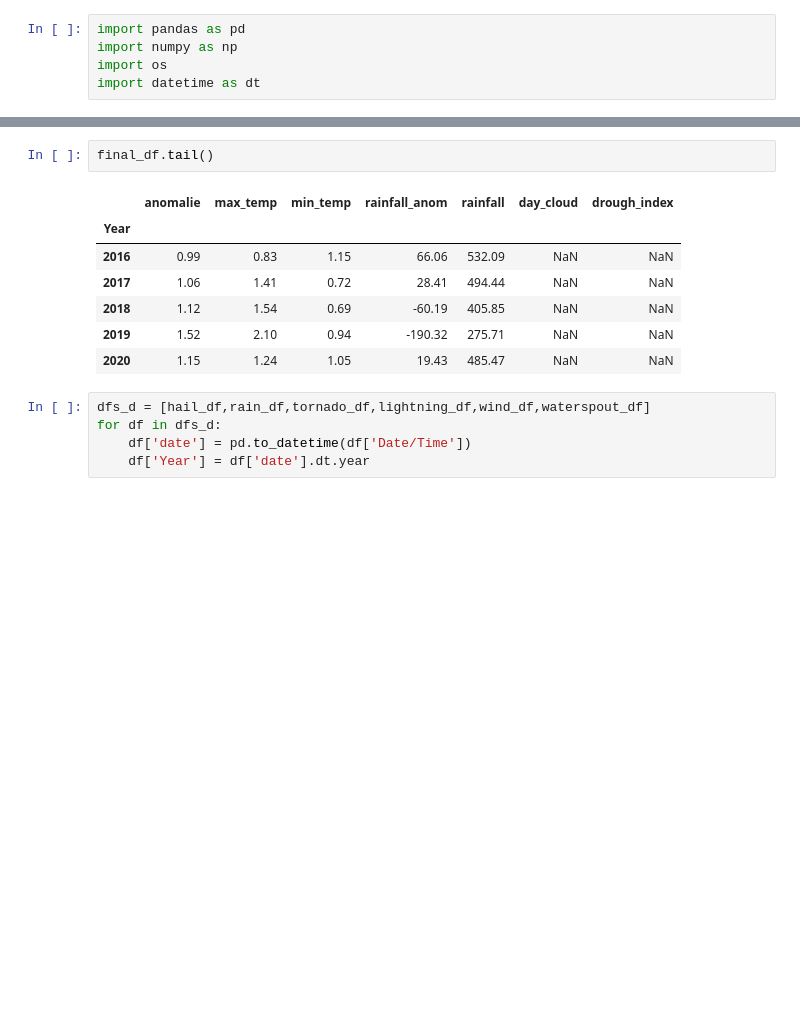
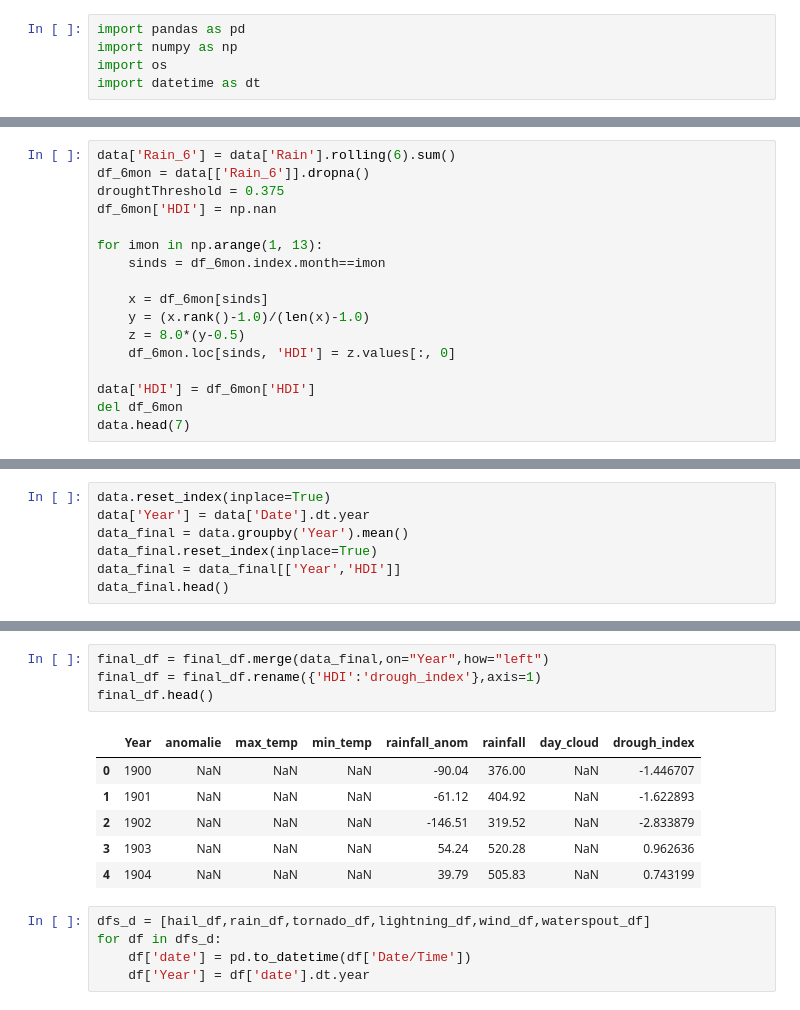
Before and after one commit to QuentinMahieu/What-is-global-warming, a Jupyter notebook: data/australia_data_clean.ipynb, the cells around one changed output, grey strips where cells are left out. Drawn from its saved outputs; the diff is of its cells as text; blank space fills up the shorter version.

```diff
--- a/data/australia_data_clean.ipynb
+++ b/data/australia_data_clean.ipynb
@@ -5,0 +23,17 @@ import datetime as dt
+# %%
+data['Rain_6'] = data['Rain'].rolling(6).sum()
+df_6mon = data[['Rain_6']].dropna()
+droughtThreshold = 0.375
+df_6mon['HDI'] = np.nan
+
+for imon in np.arange(1, 13):
+    sinds = df_6mon.index.month==imon
+
+    x = df_6mon[sinds]
+    y = (x.rank()-1.0)/(len(x)-1.0)
+    z = 8.0*(y-0.5)
+    df_6mon.loc[sinds, 'HDI'] = z.values[:, 0]
+
+data['HDI'] = df_6mon['HDI']
+del df_6mon
+data.head(7)
@@ -5,0 +50,7 @@ import datetime as dt
+# %%
+data.reset_index(inplace=True)
+data['Year'] = data['Date'].dt.year
+data_final = data.groupby('Year').mean()
+data_final.reset_index(inplace=True)
+data_final = data_final[['Year','HDI']]
+data_final.head()
@@ -82,13 +140,14 @@ final_df.head()
-# %%
-final_df.tail()
-# %% [output]
-|  | anomalie | max_temp | min_temp | rainfall_anom | rainfall | day_cloud | drough_index |
-| Year |  |  |  |  |  |  |  |
-| 2016 | 0.99 | 0.83 | 1.15 | 66.06 | 532.09 | NaN | NaN |
-| 2017 | 1.06 | 1.41 | 0.72 | 28.41 | 494.44 | NaN | NaN |
-| 2018 | 1.12 | 1.54 | 0.69 | -60.19 | 405.85 | NaN | NaN |
-| 2019 | 1.52 | 2.10 | 0.94 | -190.32 | 275.71 | NaN | NaN |
-| 2020 | 1.15 | 1.24 | 1.05 | 19.43 | 485.47 | NaN | NaN |
+# %%
+final_df = final_df.merge(data_final,on="Year",how="left")
+final_df = final_df.rename({'HDI':'drough_index'},axis=1)
+final_df.head()
+# %% [output]
+|  | Year | anomalie | max_temp | min_temp | rainfall_anom | rainfall | day_cloud | drough_index |
+| 0 | 1900 | NaN | NaN | NaN | -90.04 | 376.00 | NaN | -1.446707 |
+| 1 | 1901 | NaN | NaN | NaN | -61.12 | 404.92 | NaN | -1.622893 |
+| 2 | 1902 | NaN | NaN | NaN | -146.51 | 319.52 | NaN | -2.833879 |
+| 3 | 1903 | NaN | NaN | NaN | 54.24 | 520.28 | NaN | 0.962636 |
+| 4 | 1904 | NaN | NaN | NaN | 39.79 | 505.83 | NaN | 0.743199 |
 # %%
 dfs_d = [hail_df,rain_df,tornado_df,lightning_df,wind_df,waterspout_df]
 for df in dfs_d:
```
Also changed, not shown: parts of 7 cells of this notebook, 12 other files.
